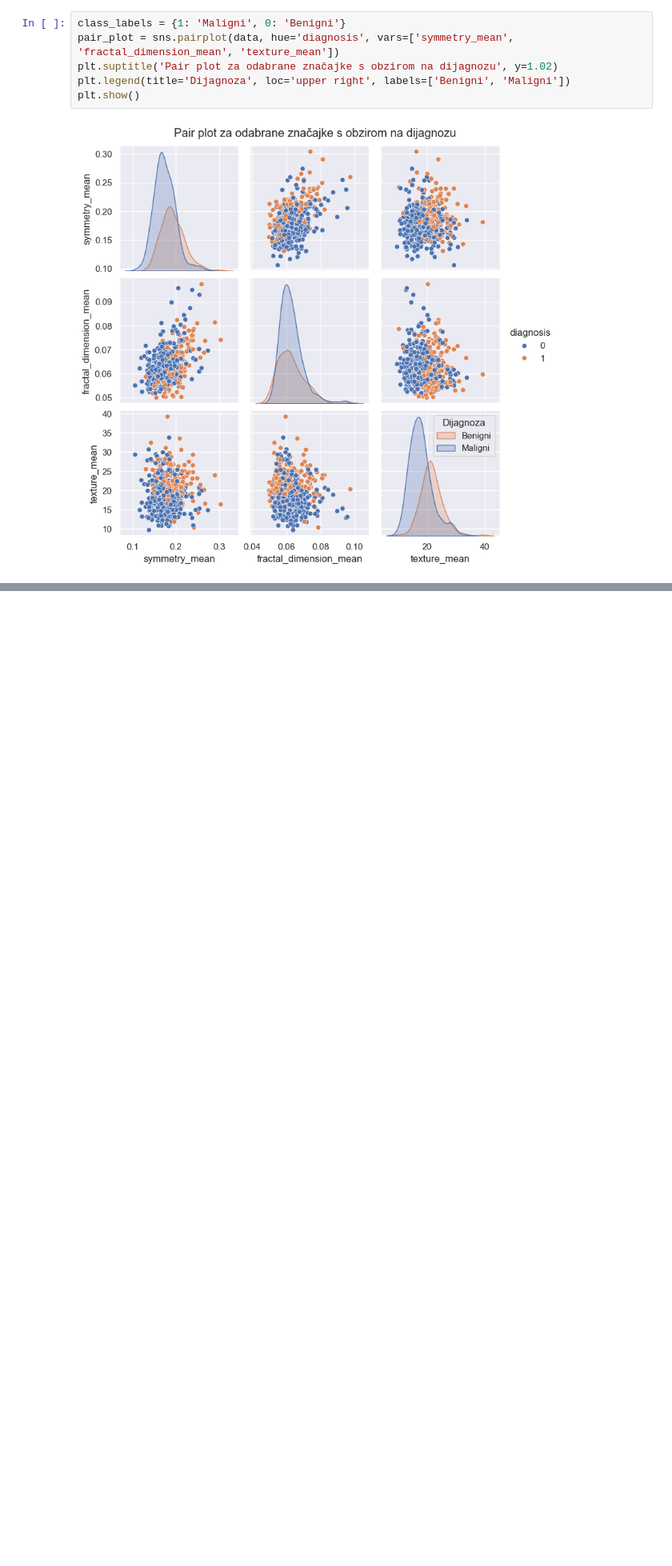
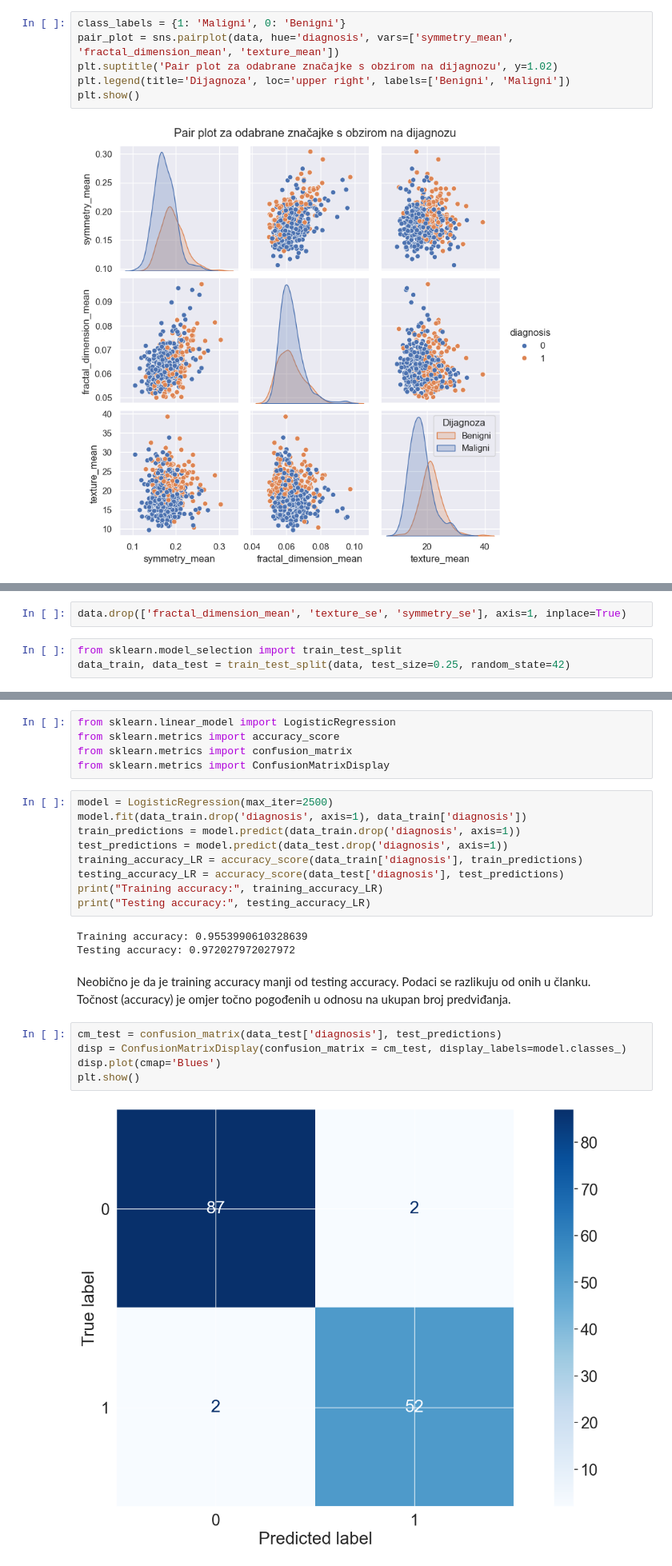
Before and after one commit to unamaravic/UZOP-projekt, a Jupyter notebook: UZOP-projekt.ipynb, the cells around one changed output, grey strips where cells are left out. Shown at 80% size. Saved outputs shown, nothing was run; the diff lists cells and outputs as text; blank space fills up the shorter version.

```diff
--- a/UZOP-projekt.ipynb
+++ b/UZOP-projekt.ipynb
@@ -370,0 +390,5 @@ plt.show()
+# %%
+data.drop(['fractal_dimension_mean', 'texture_se', 'symmetry_se'], axis=1, inplace=True)
+# %%
+from sklearn.model_selection import train_test_split
+data_train, data_test = train_test_split(data, test_size=0.25, random_state=42)
@@ -370,0 +407,27 @@ plt.show()
+# %%
+from sklearn.linear_model import LogisticRegression
+from sklearn.metrics import accuracy_score
+from sklearn.metrics import confusion_matrix
+from sklearn.metrics import ConfusionMatrixDisplay
+# %%
+model = LogisticRegression(max_iter=2500)
+model.fit(data_train.drop('diagnosis', axis=1), data_train['diagnosis'])
+train_predictions = model.predict(data_train.drop('diagnosis', axis=1))
+test_predictions = model.predict(data_test.drop('diagnosis', axis=1))
+training_accuracy_LR = accuracy_score(data_train['diagnosis'], train_predictions)
+testing_accuracy_LR = accuracy_score(data_test['diagnosis'], test_predictions)
+print("Training accuracy:", training_accuracy_LR)
+print("Testing accuracy:", testing_accuracy_LR)
+# %% [output]
+Training accuracy: 0.9553990610328639
+Testing accuracy: 0.972027972027972
+# %% [markdown]
+Neobično je da je training accuracy manji od testing accuracy. Podaci se razlikuju od onih u članku.
+Točnost (accuracy) je omjer točno pogođenih u odnosu na ukupan broj predviđanja.
+# %%
+cm_test = confusion_matrix(data_test['diagnosis'], test_predictions)
+disp = ConfusionMatrixDisplay(confusion_matrix = cm_test, display_labels=model.classes_)
+disp.plot(cmap='Blues')
+plt.show()
+# %% [output]
+[figure, added]
```
Also changed, not shown: parts of 98 cells of this notebook.
